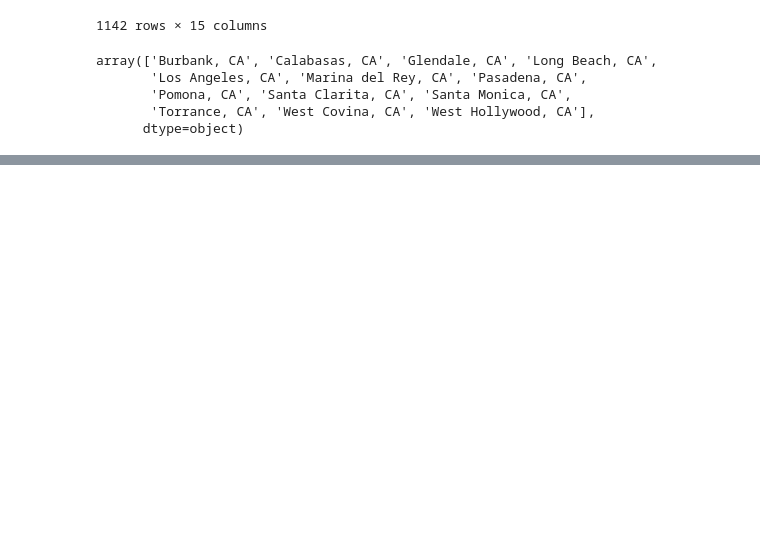
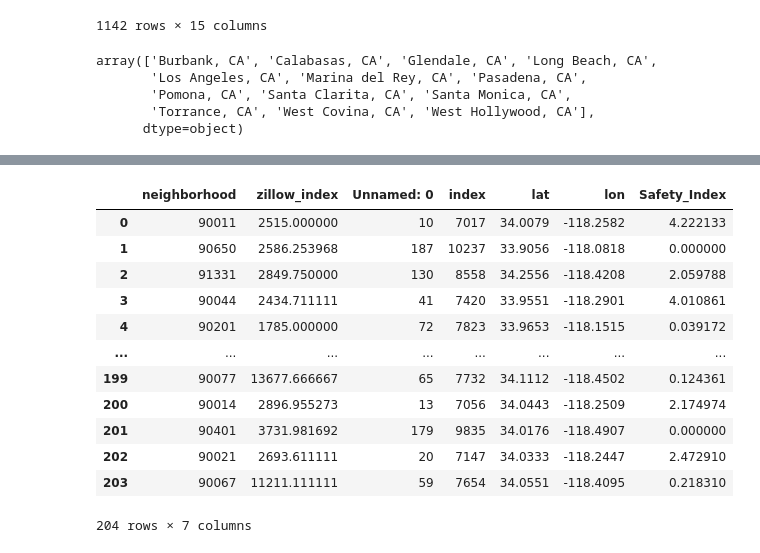
Before and after one commit to brianchan40/LA_Crime_and_Rental_App, a Jupyter notebook: Rental_Data/Rental Data.ipynb, the cells around one changed output, grey strips where cells are left out. Cells and saved outputs as stored; diff of their text form; code cells hidden in the pictures; blank space fills up the shorter version.

```diff
--- a/Rental_Data/Rental Data.ipynb
+++ b/Rental_Data/Rental Data.ipynb
@@ -163,3 +163,7 @@ array(['Burbank, CA', 'Calabasas, CA', 'Glendale, CA', 'Long Beach, CA',
        'Pomona, CA', 'Santa Clarita, CA', 'Santa Monica, CA',
        'Torrance, CA', 'West Covina, CA', 'West Hollywood, CA'],
       dtype=object)
+# %%
+zillow_data = pd.read_csv("./Zillow/Zip_zori_sm_month.csv")
+# %%
+zillow_data = zillow_data[["RegionName", "2023-03-31"]].rename(columns={"RegionName": "neighborhood", "2023-03-31": "zillow_index"})
@@ -165,0 +186,17 @@ array(['Burbank, CA', 'Calabasas, CA', 'Glendale, CA', 'Long Beach, CA',
+# %%
+zillow_data = zillow_data.merge(crime_df, on='neighborhood')
+zillow_data
+# %% [output]
+|  | neighborhood | zillow_index | Unnamed: 0 | index | lat | lon | Safety_Index |
+| 0 | 90011 | 2515.000000 | 10 | 7017 | 34.0079 | -118.2582 | 4.222133 |
+| 1 | 90650 | 2586.253968 | 187 | 10237 | 33.9056 | -118.0818 | 0.000000 |
+| 2 | 91331 | 2849.750000 | 130 | 8558 | 34.2556 | -118.4208 | 2.059788 |
+| 3 | 90044 | 2434.711111 | 41 | 7420 | 33.9551 | -118.2901 | 4.010861 |
+| 4 | 90201 | 1785.000000 | 72 | 7823 | 33.9653 | -118.1515 | 0.039172 |
+| ... | ... | ... | ... | ... | ... | ... | ... |
+| 199 | 90077 | 13677.666667 | 65 | 7732 | 34.1112 | -118.4502 | 0.124361 |
+| 200 | 90014 | 2896.955273 | 13 | 7056 | 34.0443 | -118.2509 | 2.174974 |
+| 201 | 90401 | 3731.981692 | 179 | 9835 | 34.0176 | -118.4907 | 0.000000 |
+| 202 | 90021 | 2693.611111 | 20 | 7147 | 34.0333 | -118.2447 | 2.472910 |
+| 203 | 90067 | 11211.111111 | 59 | 7654 | 34.0551 | -118.4095 | 0.218310 |
+204 rows × 7 columns
```
Also changed, not shown: parts of 5 cells of this notebook, 9 other files.
